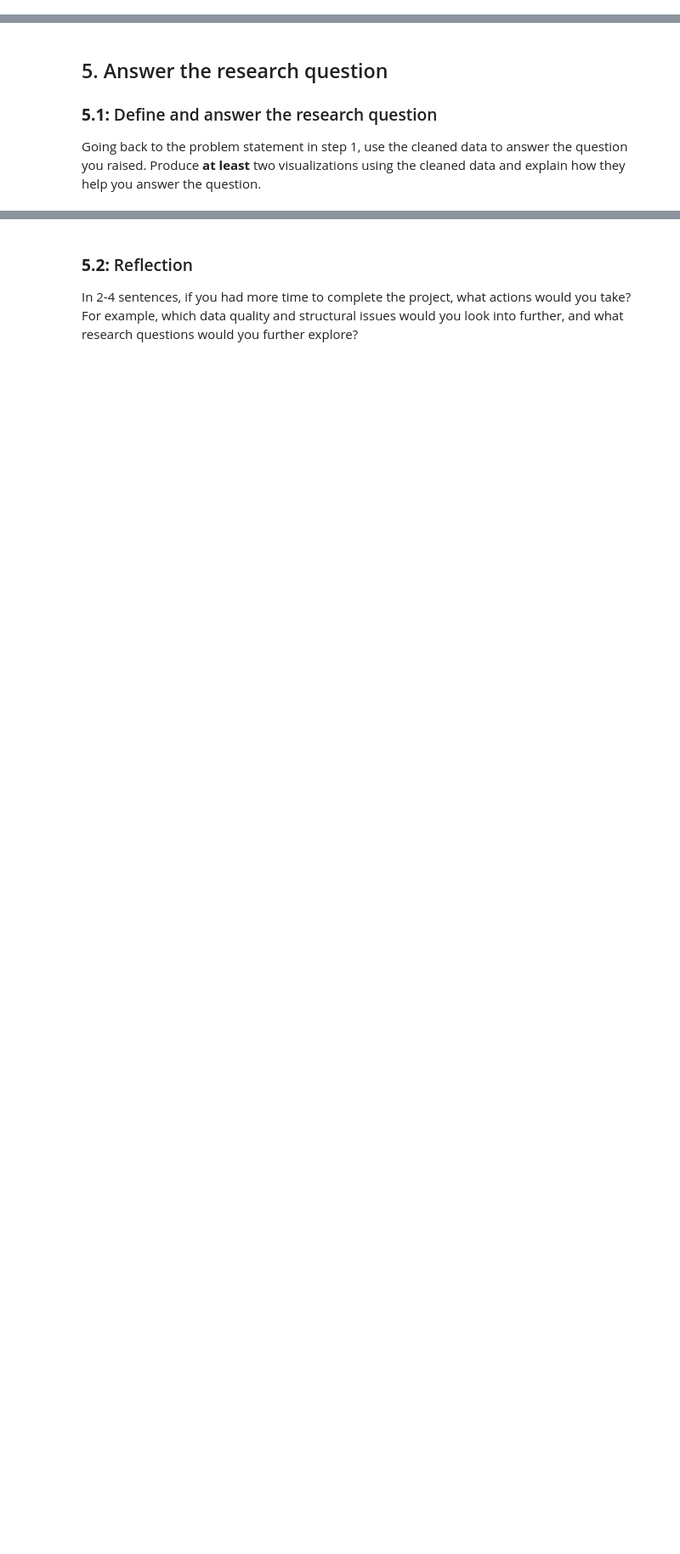
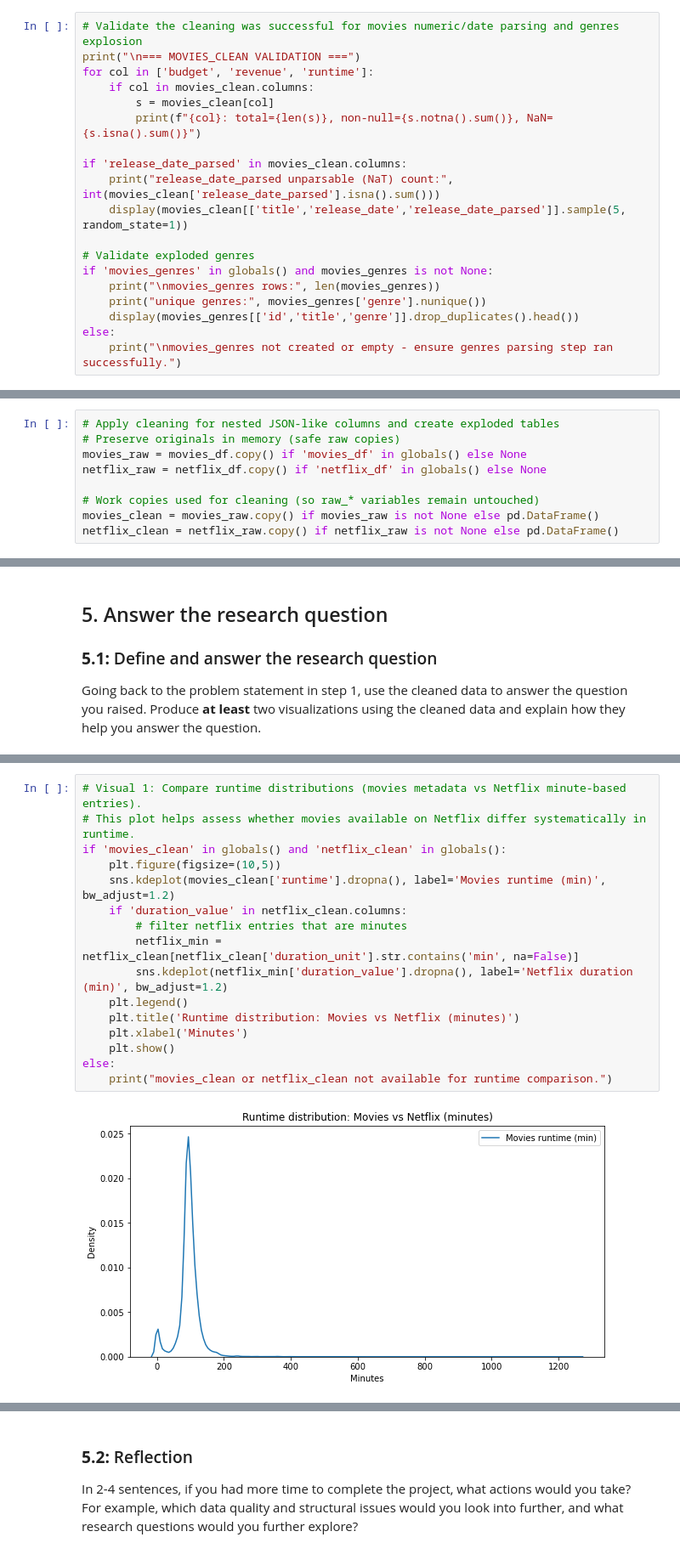
Before and after one commit to 86burke/DAND_Data_wrangling_project, a Jupyter notebook: Data_Wrangling_Project_Starter.ipynb, the cells around one changed output, grey strips where cells are left out. Shown at 85% size. Saved outputs shown, nothing was run; the diff lists cells and outputs as text; blank space fills up the shorter version.

```diff
--- a/Data_Wrangling_Project_Starter.ipynb
+++ b/Data_Wrangling_Project_Starter.ipynb
@@ -282,0 +393,19 @@ Justification: *FILL IN*
+# %%
+# Validate the cleaning was successful for movies numeric/date parsing and genres explosion
+print("\n=== MOVIES_CLEAN VALIDATION ===")
+for col in ['budget', 'revenue', 'runtime']:
+    if col in movies_clean.columns:
+        s = movies_clean[col]
+        print(f"{col}: total={len(s)}, non-null={s.notna().sum()}, NaN={s.isna().sum()}")
+
+if 'release_date_parsed' in movies_clean.columns:
+    print("release_date_parsed unparsable (NaT) count:", int(movies_clean['release_date_parsed'].isna().sum()))
+    display(movies_clean[['title','release_date','release_date_parsed']].sample(5, random_state=1))
+
+# Validate exploded genres
+if 'movies_genres' in globals() and movies_genres is not None:
+    print("\nmovies_genres rows:", len(movies_genres))
+    print("unique genres:", movies_genres['genre'].nunique())
+    display(movies_genres[['id','title','genre']].drop_duplicates().head())
+else:
+    print("\nmovies_genres not created or empty - ensure genres parsing step ran successfully.")
@@ -282,0 +555,9 @@ Justification: *FILL IN*
+# %%
+# Apply cleaning for nested JSON-like columns and create exploded tables
+# Preserve originals in memory (safe raw copies)
+movies_raw = movies_df.copy() if 'movies_df' in globals() else None
+netflix_raw = netflix_df.copy() if 'netflix_df' in globals() else None
+
+# Work copies used for cleaning (so raw_* variables remain untouched)
+movies_clean = movies_raw.copy() if movies_raw is not None else pd.DataFrame()
+netflix_clean = netflix_raw.copy() if netflix_raw is not None else pd.DataFrame()
@@ -312,0 +975,18 @@ Going back to the problem statement in step 1, use the cleaned data to answer th
+# %%
+# Visual 1: Compare runtime distributions (movies metadata vs Netflix minute-based entries).
+# This plot helps assess whether movies available on Netflix differ systematically in runtime.
+if 'movies_clean' in globals() and 'netflix_clean' in globals():
+    plt.figure(figsize=(10,5))
+    sns.kdeplot(movies_clean['runtime'].dropna(), label='Movies runtime (min)', bw_adjust=1.2)
+    if 'duration_value' in netflix_clean.columns:
+        # filter netflix entries that are minutes
+        netflix_min = netflix_clean[netflix_clean['duration_unit'].str.contains('min', na=False)]
+        sns.kdeplot(netflix_min['duration_value'].dropna(), label='Netflix duration (min)', bw_adjust=1.2)
+    plt.legend()
+    plt.title('Runtime distribution: Movies vs Netflix (minutes)')
+    plt.xlabel('Minutes')
+    plt.show()
+else:
+    print("movies_clean or netflix_clean not available for runtime comparison.")
+# %% [output]
+[figure, added]
```
Also changed, not shown: parts of 75 cells of this notebook, 1 other file.
